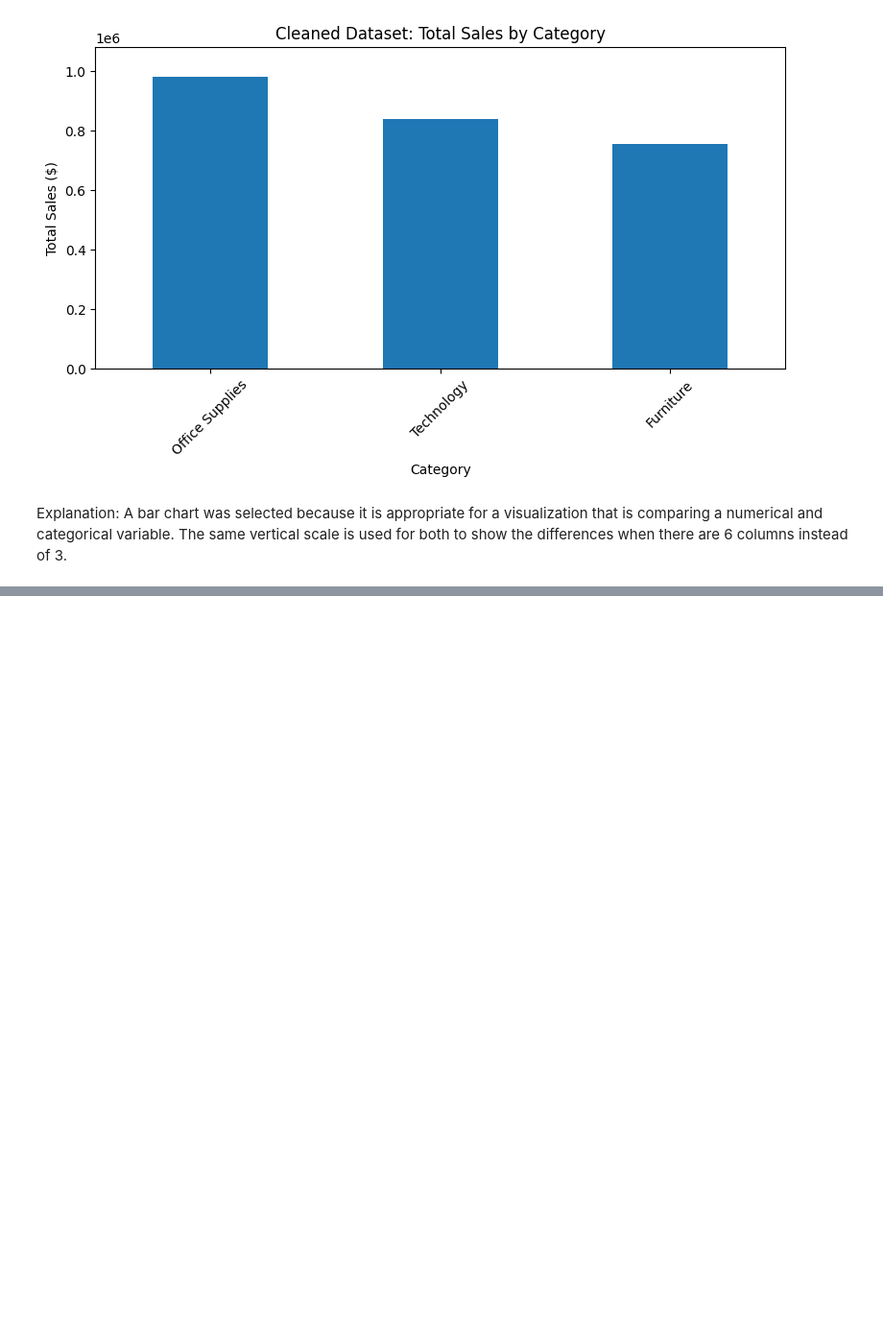
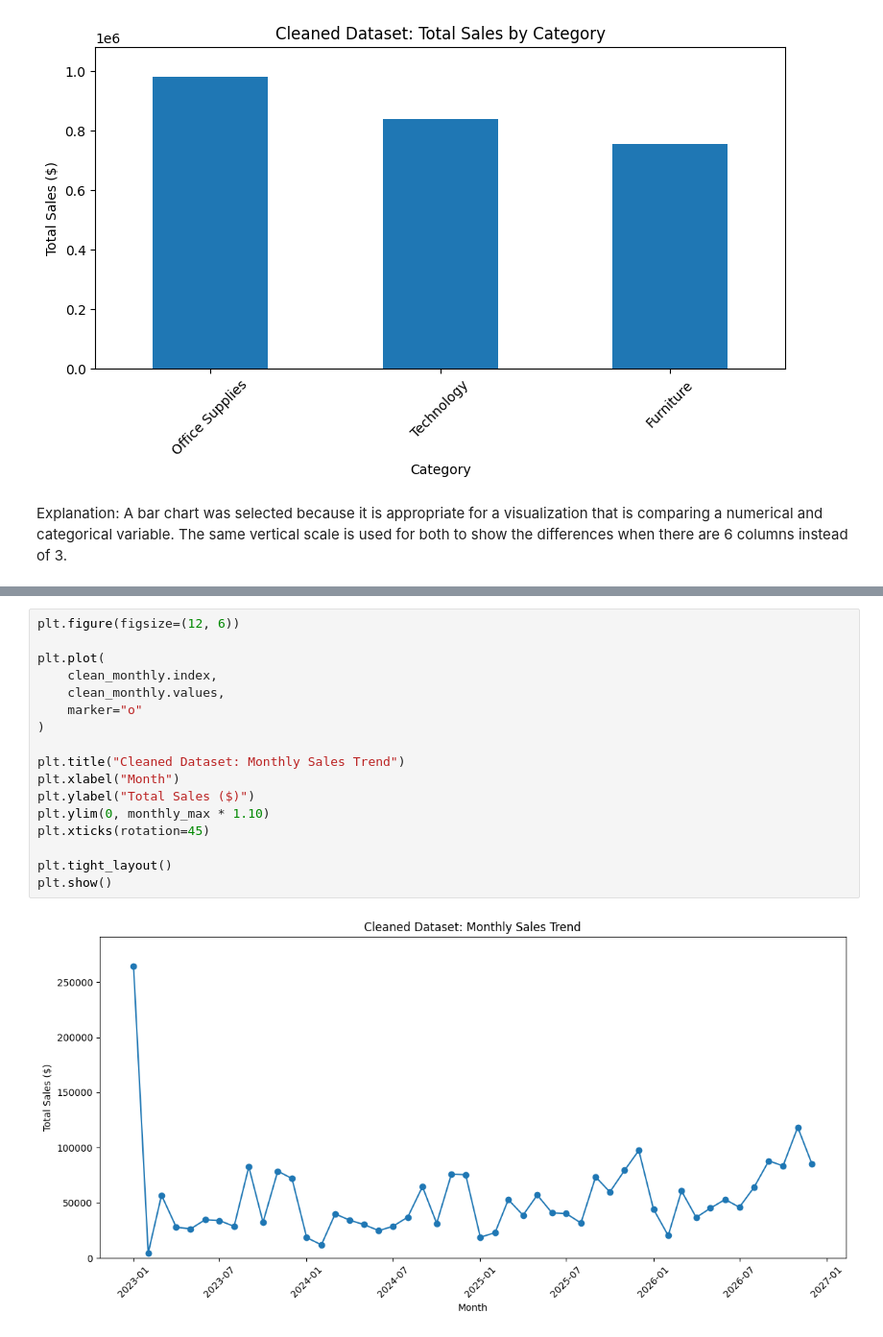
Before and after one commit to DavidRayle11/Data-401, a Jupyter notebook: HW3.ipynb, the cells around one changed output, grey strips where cells are left out. Shown at 96% size. Cells and saved outputs as stored; diff of their text form; blank space fills up the shorter version.

```diff
--- a/HW3.ipynb
+++ b/HW3.ipynb
@@ -1288,0 +1456,19 @@ Explanation: A bar chart was selected because it is appropriate for a visualizat
+# %%
+plt.figure(figsize=(12, 6))
+
+plt.plot(
+    clean_monthly.index,
+    clean_monthly.values,
+    marker="o"
+)
+
+plt.title("Cleaned Dataset: Monthly Sales Trend")
+plt.xlabel("Month")
+plt.ylabel("Total Sales ($)")
+plt.ylim(0, monthly_max * 1.10)
+plt.xticks(rotation=45)
+
+plt.tight_layout()
+plt.show()
+# %% [output]
+[figure, added]
```
Also changed, not shown: parts of 35 cells of this notebook, 2 other files.
